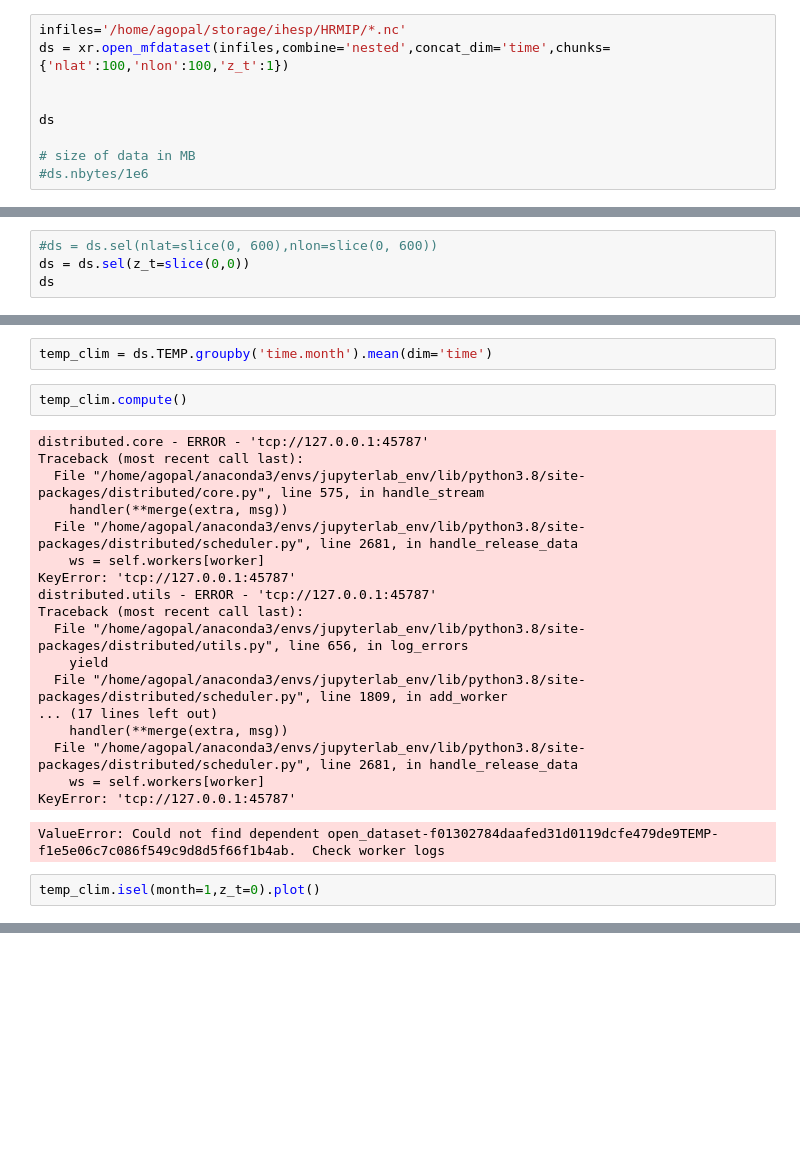
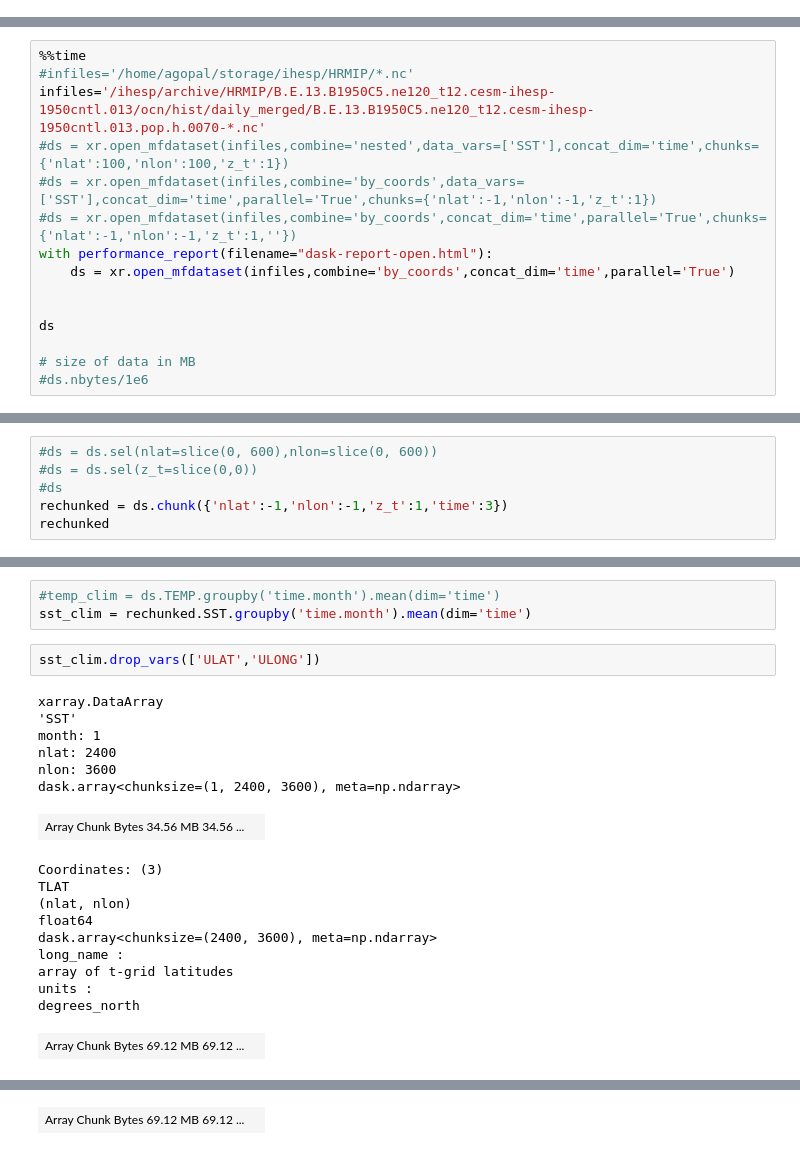
Before and after one commit to abishekg7/pangeo_binders, a Jupyter notebook: climatology.ipynb, the cells around one changed output, grey strips where cells are left out. Saved outputs shown, nothing was run; the diff lists cells and outputs as text; blank space fills up the shorter version.

```diff
--- a/climatology.ipynb
+++ b/climatology.ipynb
@@ -16,9 +36,0 @@ client
-# %%
-infiles='/home/agopal/storage/ihesp/HRMIP/*.nc'
-ds = xr.open_mfdataset(infiles,combine='nested',concat_dim='time',chunks={'nlat':100,'nlon':100,'z_t':1})
-
-
-ds
-
-# size of data in MB
-#ds.nbytes/1e6
@@ -42,0 +37,15 @@ Coordinates:
+# %%
+%%time
+#infiles='/home/agopal/storage/ihesp/HRMIP/*.nc'
+infiles='/ihesp/archive/HRMIP/B.E.13.B1950C5.ne120_t12.cesm-ihesp-1950cntl.013/ocn/hist/daily_merged/B.E.13.B1950C5.ne120_t12.cesm-ihesp-1950cntl.013.pop.h.0070-*.nc'
+#ds = xr.open_mfdataset(infiles,combine='nested',data_vars=['SST'],concat_dim='time',chunks={'nlat':100,'nlon':100,'z_t':1})
+#ds = xr.open_mfdataset(infiles,combine='by_coords',data_vars=['SST'],concat_dim='time',parallel='True',chunks={'nlat':-1,'nlon':-1,'z_t':1})
+#ds = xr.open_mfdataset(infiles,combine='by_coords',concat_dim='time',parallel='True',chunks={'nlat':-1,'nlon':-1,'z_t':1,''})
+with performance_report(filename="dask-report-open.html"):
+    ds = xr.open_mfdataset(infiles,combine='by_coords',concat_dim='time',parallel='True')
+
+
+ds
+
+# size of data in MB
+#ds.nbytes/1e6
@@ -43,6 +54,8 @@ Coordinates:
 # %%
 #ds = ds.sel(nlat=slice(0, 600),nlon=slice(0, 600))
-ds = ds.sel(z_t=slice(0,0))
-ds
+#ds = ds.sel(z_t=slice(0,0))
+#ds
+rechunked = ds.chunk({'nlat':-1,'nlon':-1,'z_t':1,'time':3})
+rechunked
 # %% [output]
 <xarray.Dataset>
@@ -65,25 +78,23 @@ Coordinates:
 # %%
-temp_clim = ds.TEMP.groupby('time.month').mean(dim='time')
+#temp_clim = ds.TEMP.groupby('time.month').mean(dim='time')
+sst_clim = rechunked.SST.groupby('time.month').mean(dim='time')
-# %%
-temp_clim.compute()
-# %% [output]
-distributed.core - ERROR - 'tcp://127.0.0.1:45787'
-Traceback (most recent call last):
-  File "/home/agopal/anaconda3/envs/jupyterlab_env/lib/python3.8/site-packages/distributed/core.py", line 575, in handle_stream
-    handler(**merge(extra, msg))
-  File "/home/agopal/anaconda3/envs/jupyterlab_env/lib/python3.8/site-packages/distributed/scheduler.py", line 2681, in handle_release_data
-    ws = self.workers[worker]
-KeyError: 'tcp://127.0.0.1:45787'
-distributed.utils - ERROR - 'tcp://127.0.0.1:45787'
-Traceback (most recent call last):
-  File "/home/agopal/anaconda3/envs/jupyterlab_env/lib/python3.8/site-packages/distributed/utils.py", line 656, in log_errors
-    yield
-  File "/home/agopal/anaconda3/envs/jupyterlab_env/lib/python3.8/site-packages/distributed/scheduler.py", line 1809, in add_worker
-... (17 lines left out)
-    handler(**merge(extra, msg))
-  File "/home/agopal/anaconda3/envs/jupyterlab_env/lib/python3.8/site-packages/distributed/scheduler.py", line 2681, in handle_release_data
-    ws = self.workers[worker]
-KeyError: 'tcp://127.0.0.1:45787'
-ValueError: Could not find dependent open_dataset-f01302784daafed31d0119dcfe479de9TEMP-f1e5e06c7c086f549c9d8d5f66f1b4ab.  Check worker logs
-# %%
-temp_clim.isel(month=1,z_t=0).plot()
+# %%
+sst_clim.drop_vars(['ULAT','ULONG'])
+# %% [output]
+xarray.DataArray
+'SST'
+month: 1
+nlat: 2400
+nlon: 3600
+dask.array<chunksize=(1, 2400, 3600), meta=np.ndarray>
+| Array Chunk Bytes 34.56 MB 34.56 ... |  |
+Coordinates: (3)
+TLAT
+(nlat, nlon)
+float64
+dask.array<chunksize=(2400, 3600), meta=np.ndarray>
+long_name :
+array of t-grid latitudes
+units :
+degrees_north
+| Array Chunk Bytes 69.12 MB 69.12 ... |  |
@@ -89,0 +109 @@ temp_clim.isel(month=1,z_t=0).plot()
+| Array Chunk Bytes 69.12 MB 69.12 ... |  |
```
Also changed, not shown: parts of 8 cells of this notebook.
